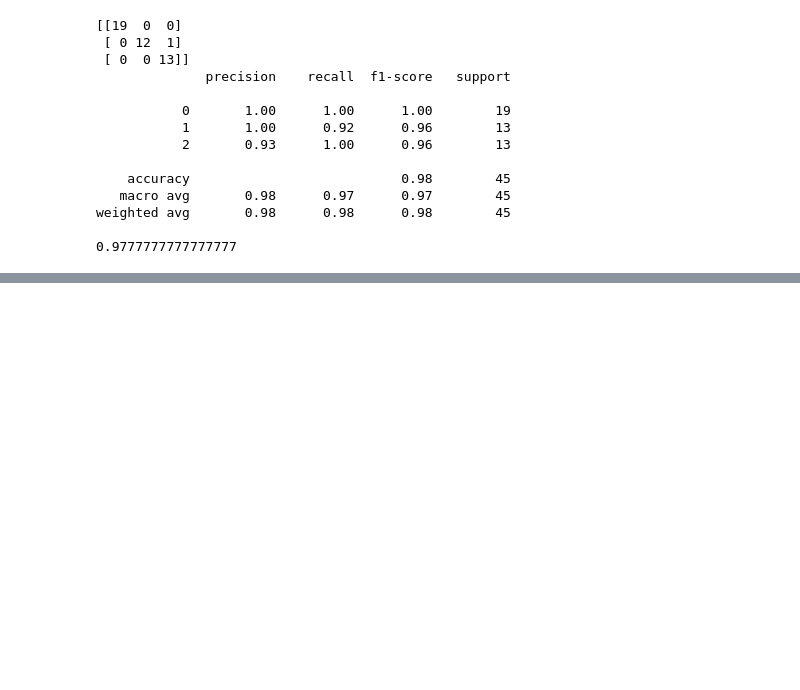
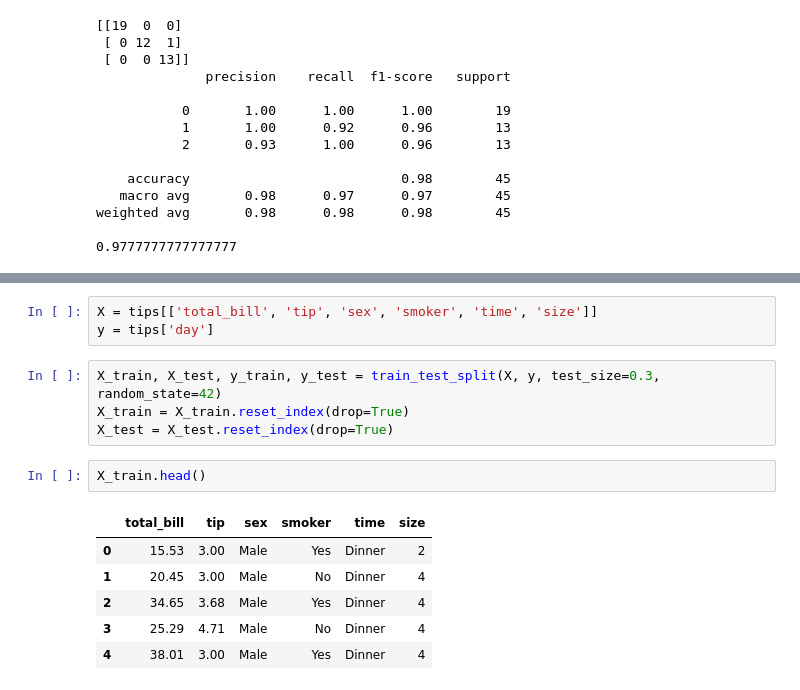
Before and after one commit to AyanSrivastava11/projects, a Jupyter notebook: 4 - naive bayes/nb.ipynb, the cells around one changed output, grey strips where cells are left out. Cells and saved outputs as stored; diff of their text form; blank space fills up the shorter version.

```diff
--- a/4 - naive bayes/nb.ipynb
+++ b/4 - naive bayes/nb.ipynb
@@ -74,0 +102,16 @@ weighted avg       0.98      0.98      0.98        45
+# %%
+X = tips[['total_bill', 'tip', 'sex', 'smoker', 'time', 'size']]
+y = tips['day']
+# %%
+X_train, X_test, y_train, y_test = train_test_split(X, y, test_size=0.3, random_state=42)
+X_train = X_train.reset_index(drop=True)
+X_test = X_test.reset_index(drop=True)
+# %%
+X_train.head()
+# %% [output]
+|  | total_bill | tip | sex | smoker | time | size |
+| 0 | 15.53 | 3.00 | Male | Yes | Dinner | 2 |
+| 1 | 20.45 | 3.00 | Male | No | Dinner | 4 |
+| 2 | 34.65 | 3.68 | Male | Yes | Dinner | 4 |
+| 3 | 25.29 | 4.71 | Male | No | Dinner | 4 |
+| 4 | 38.01 | 3.00 | Male | Yes | Dinner | 4 |
```
Also changed, not shown: parts of 20 cells of this notebook, 1 other file.
